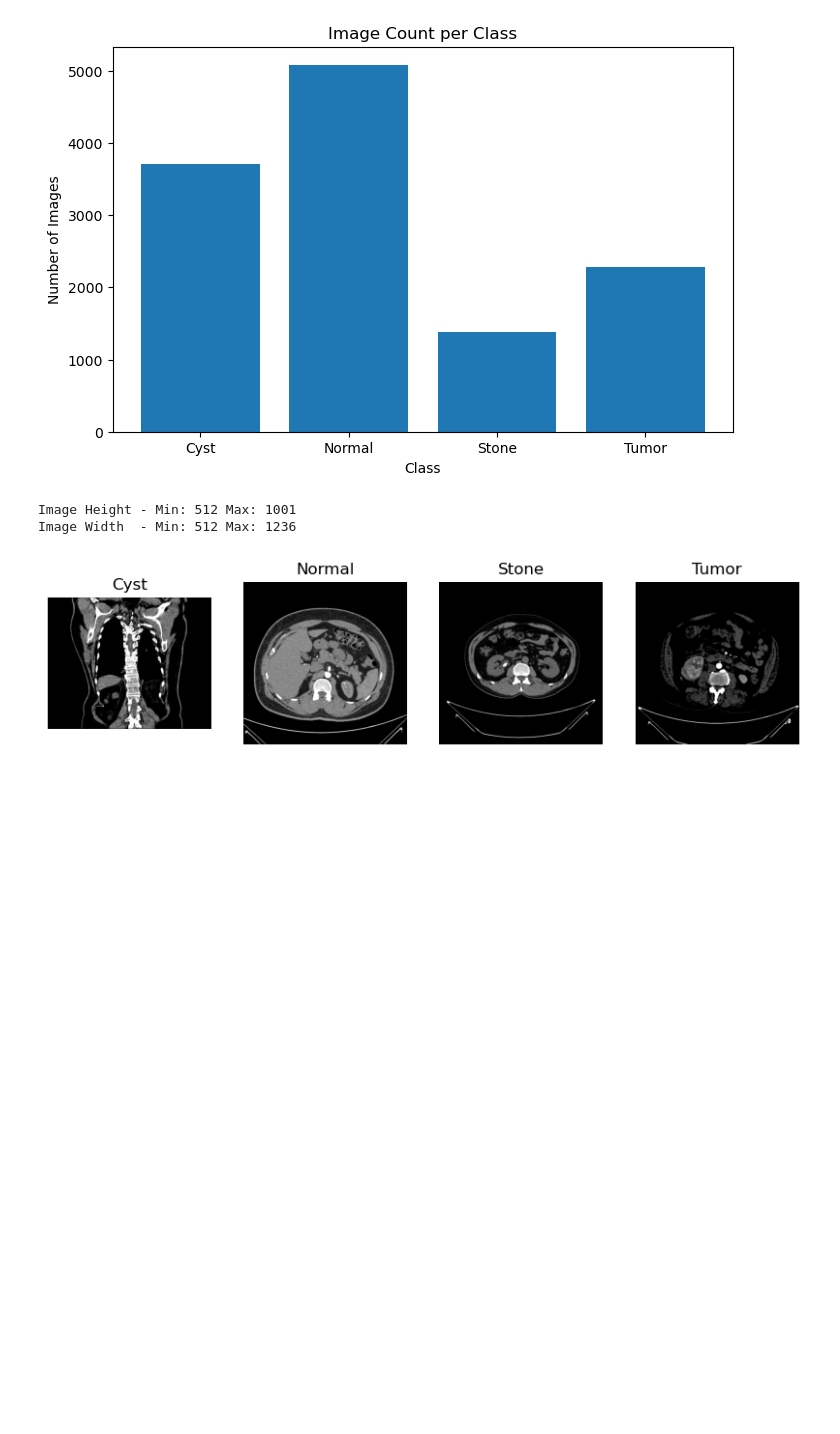
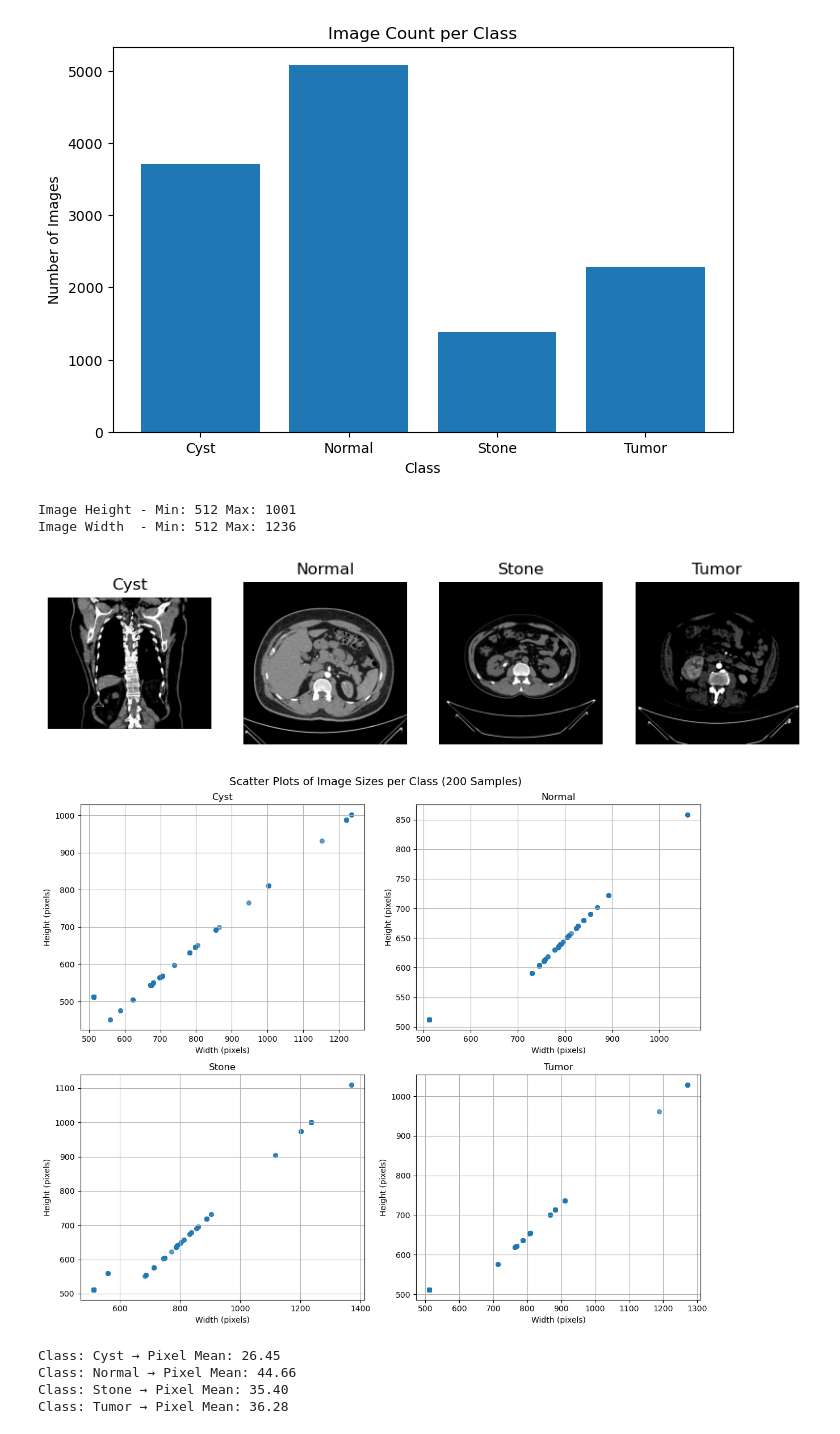
Before and after one commit to ShulimanHossain/CT-Based-Multiclass-Kidney-Disease-Classification-Using-Convolutional-Neural-Networks, a Jupyter notebook: eda.ipynb, the cells around one changed output. Saved outputs shown, nothing was run; the diff lists cells and outputs as text; code cells hidden in the pictures; blank space fills up the shorter version.

Commit message:
Add image pixel  shape and pixel mean, std, min, max

```diff
--- a/eda.ipynb
+++ b/eda.ipynb
@@ -82,3 +85,70 @@ for i, class_name in enumerate(class_names):
 plt.show()
 # %% [output]
 [figure]
+# %%
+
+
+TOTAL_SAMPLES = 1000
+
+class_names = sorted(os.listdir(dataset_path))
+num_classes = len(class_names)
+samples_per_class = TOTAL_SAMPLES // num_classes
+
+
+fig, axes = plt.subplots(2, 2, figsize=(12, 10))
+axes = axes.flatten()
+
+for idx, class_name in enumerate(class_names):
+    class_path = os.path.join(dataset_path, class_name)
+    images = os.listdir(class_path)
+
+    sampled_images = random.sample(images, min(samples_per_class, len(images)))
+
+    widths = []
+    heights = []
+
+    for img_name in sampled_images:
+        img_path = os.path.join(class_path, img_name)
+        try:
+            with Image.open(img_path) as img:
+                w, h = img.size
+                widths.append(w)
+                heights.append(h)
+        except:
+            continue
+
+    ax = axes[idx]
+    ax.scatter(widths, heights, alpha=0.7, s=30)
+    ax.set_title(class_name)
+    ax.set_xlabel("Width (pixels)")
+    ax.set_ylabel("Height (pixels)")
+    ax.grid(True)
+
+plt.suptitle("Scatter Plots of Image Sizes per Class (200 Samples)", fontsize=14)
+plt.tight_layout()
+plt.show()
+# %% [output]
+[figure, added]
+# %%
+def class_pixel_mean(class_path):
+    means = []
+
+    for img_name in os.listdir(class_path):
+        img_path = os.path.join(class_path, img_name)
+        img = cv2.imread(img_path)
+        if img is None:
+            continue
+        img = img.astype("float32")
+        means.append(np.mean(img))
+    return np.mean(means)
+
+for class_name in os.listdir(dataset_path):
+    class_dir = os.path.join(dataset_path, class_name)
+    if os.path.isdir(class_dir):
+        mean_value = class_pixel_mean(class_dir)
+        print(f"Class: {class_name} → Pixel Mean: {mean_value:.2f}")
+# %% [output]
+Class: Cyst → Pixel Mean: 26.45
+Class: Normal → Pixel Mean: 44.66
+Class: Stone → Pixel Mean: 35.40
+Class: Tumor → Pixel Mean: 36.28
```
Also changed, not shown: parts of 4 cells of this notebook.
